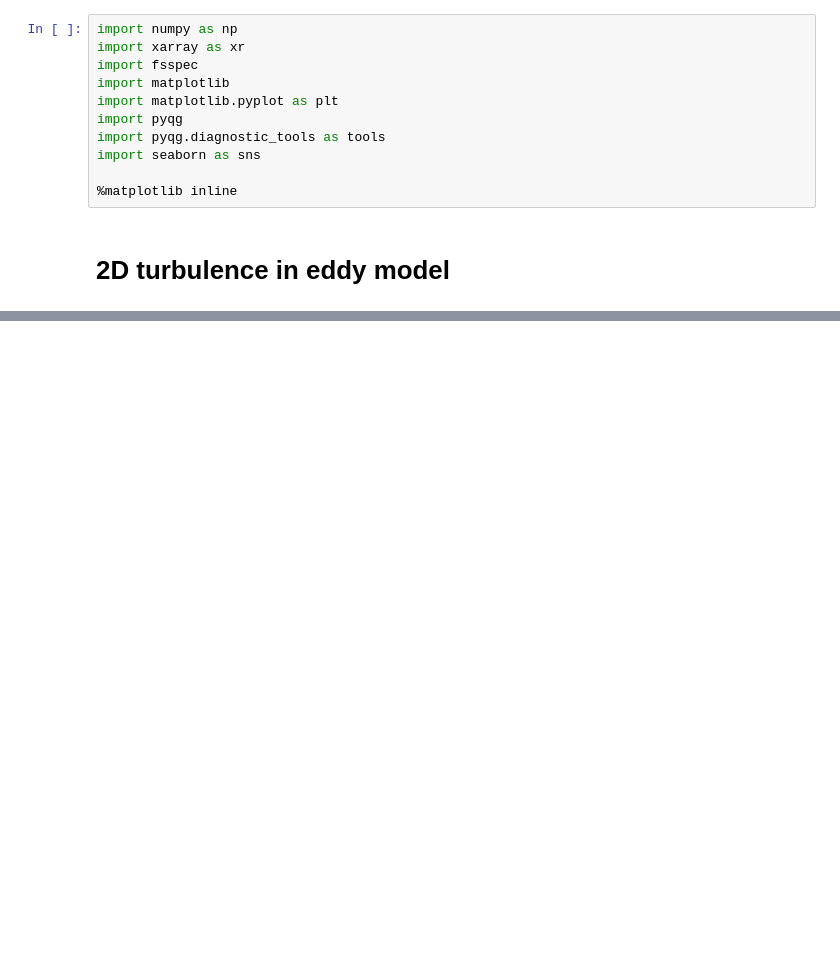
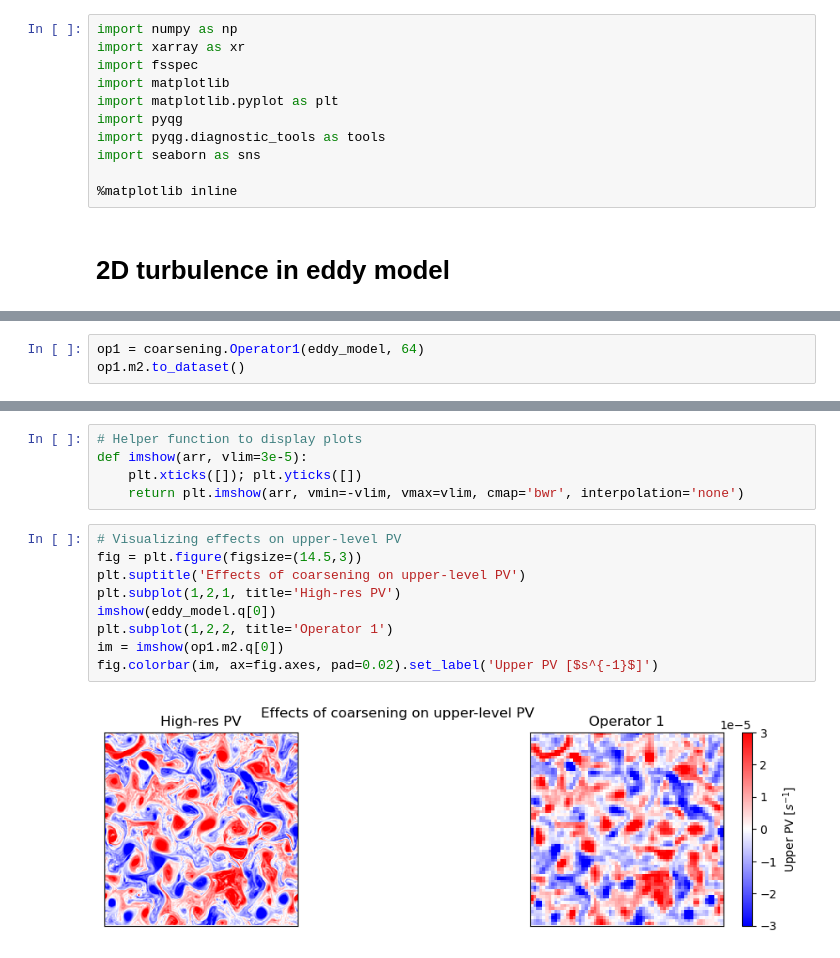
Before and after one commit to ocean-transport/QG-model-summer23, a Jupyter notebook: 2Dturb.ipynb, the cells around one changed output, grey strips where cells are left out. Drawn from its saved outputs; the diff is of its cells as text; blank space fills up the shorter version.

```diff
--- a/2Dturb.ipynb
+++ b/2Dturb.ipynb
@@ -151,0 +124,3 @@ AssertionError: None
+# %%
+op1 = coarsening.Operator1(eddy_model, 64)
+op1.m2.to_dataset()
@@ -151,0 +165,16 @@ AssertionError: None
+# %%
+# Helper function to display plots
+def imshow(arr, vlim=3e-5):
+    plt.xticks([]); plt.yticks([])
+    return plt.imshow(arr, vmin=-vlim, vmax=vlim, cmap='bwr', interpolation='none')
+# %%
+# Visualizing effects on upper-level PV
+fig = plt.figure(figsize=(14.5,3))
+plt.suptitle('Effects of coarsening on upper-level PV')
+plt.subplot(1,2,1, title='High-res PV')
+imshow(eddy_model.q[0])
+plt.subplot(1,2,2, title='Operator 1')
+im = imshow(op1.m2.q[0])
+fig.colorbar(im, ax=fig.axes, pad=0.02).set_label('Upper PV [$s^{-1}$]')
+# %% [output]
+[figure, added]
```
Also changed, not shown: parts of 18 cells of this notebook.
